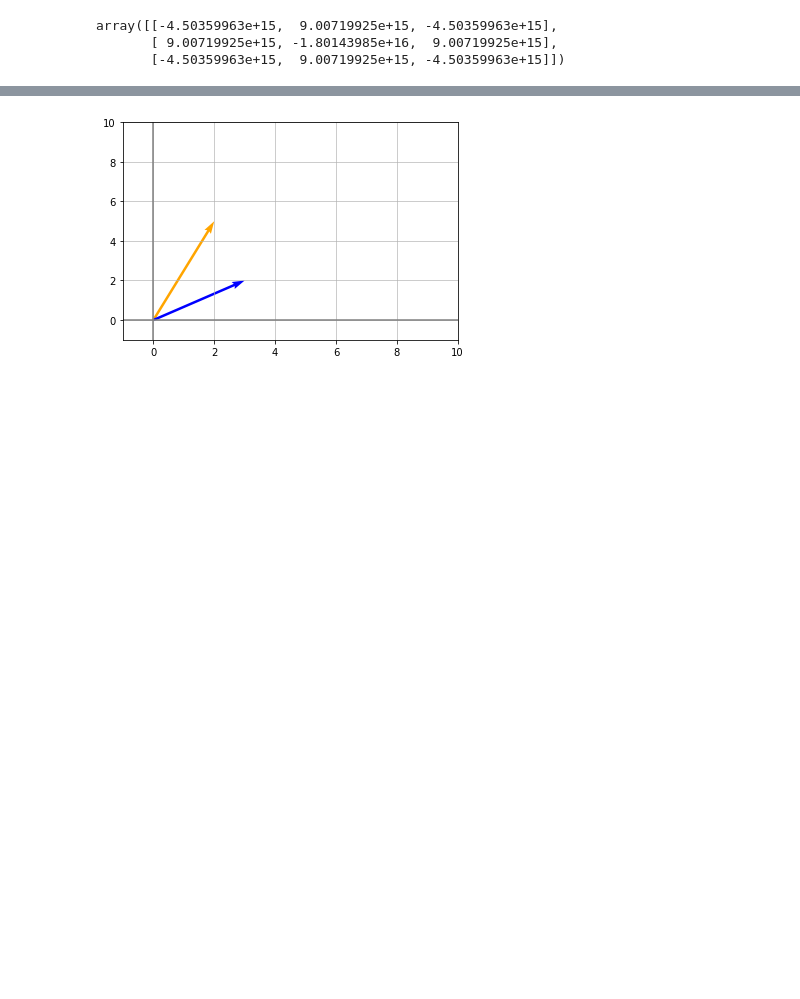
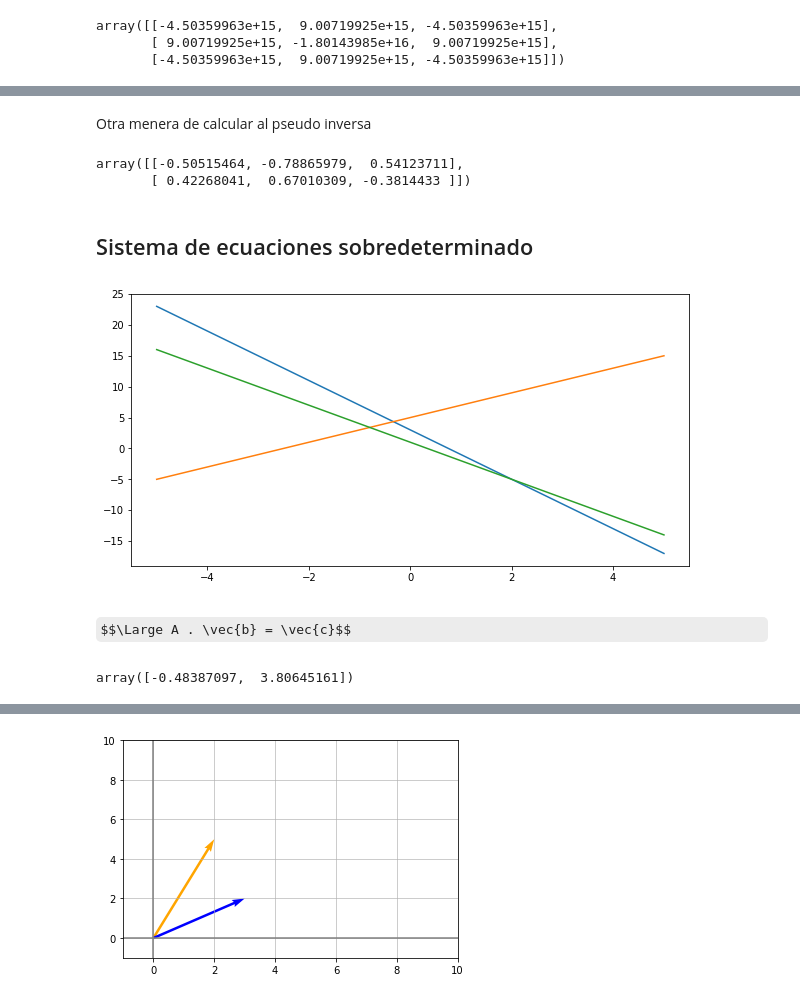
Before and after one commit to Cesarppz/Linux, a Jupyter notebook: algebra/vectores_matrices_tensores.ipynb, the cells around one changed output, grey strips where cells are left out. Drawn from its saved outputs; the diff is of its cells as text; code cells hidden in the pictures; some formulas as TeX source; blank space fills up the shorter version.

```diff
--- a/algebra/vectores_matrices_tensores.ipynb
+++ b/algebra/vectores_matrices_tensores.ipynb
@@ -229,0 +326,27 @@ array([[-4.50359963e+15,  9.00719925e+15, -4.50359963e+15],
+# %% [markdown]
+Otra menera de calcular al pseudo inversa
+# %%
+A_pse2 = np.linalg.inv(A.T @ A) @ A.T
+A_pse2
+# %% [output]
+array([[-0.50515464, -0.78865979,  0.54123711],
+       [ 0.42268041,  0.67010309, -0.3814433 ]])
+# %% [markdown]
+## Sistema de ecuaciones sobredeterminado
+# %%
+x = np.linspace(-5,5,100)
+# %%
+y1 = -4*x + 3
+y2 =  2*x + 5
+y3 = -3*x + 1
+# %%
+plt.figure(figsize=(10,5))
+plt.plot(x , y1)
+plt.plot(x , y2)
+plt.plot(x , y3)
+
+plt.show()
+# %% [output]
+[figure, added]
+# %% [markdown]
+$$\Large A . \vec{b} = \vec{c}$$
@@ -229,0 +363,4 @@ array([[-4.50359963e+15,  9.00719925e+15, -4.50359963e+15],
+# %%
+b
+# %% [output]
+array([-0.48387097,  3.80645161])
```
Also changed, not shown: parts of 132 cells of this notebook, 3 other files.
